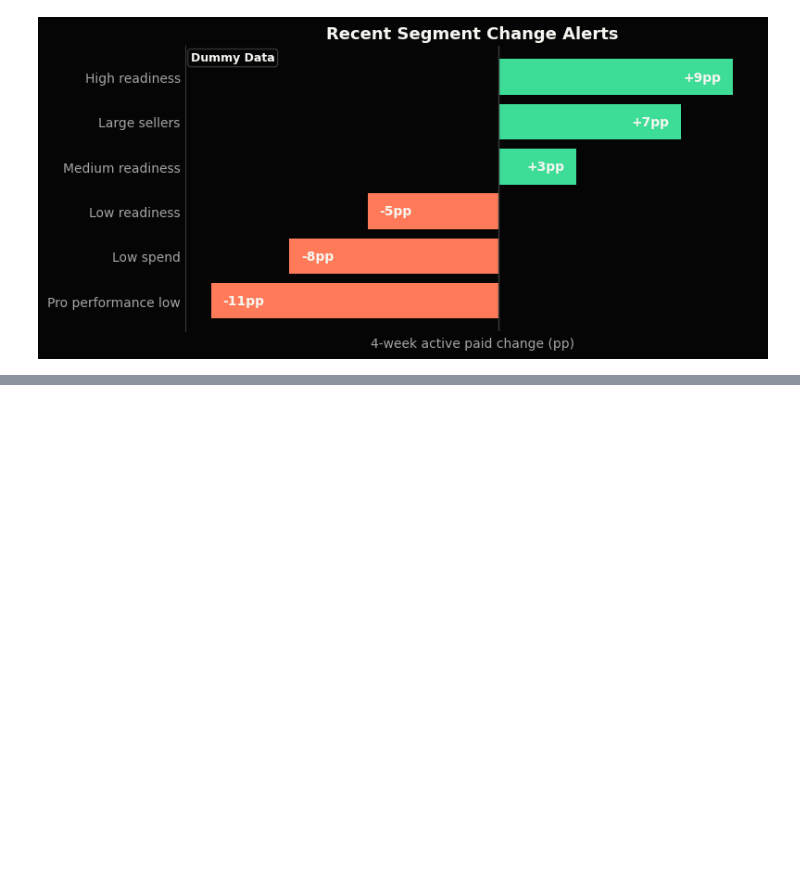
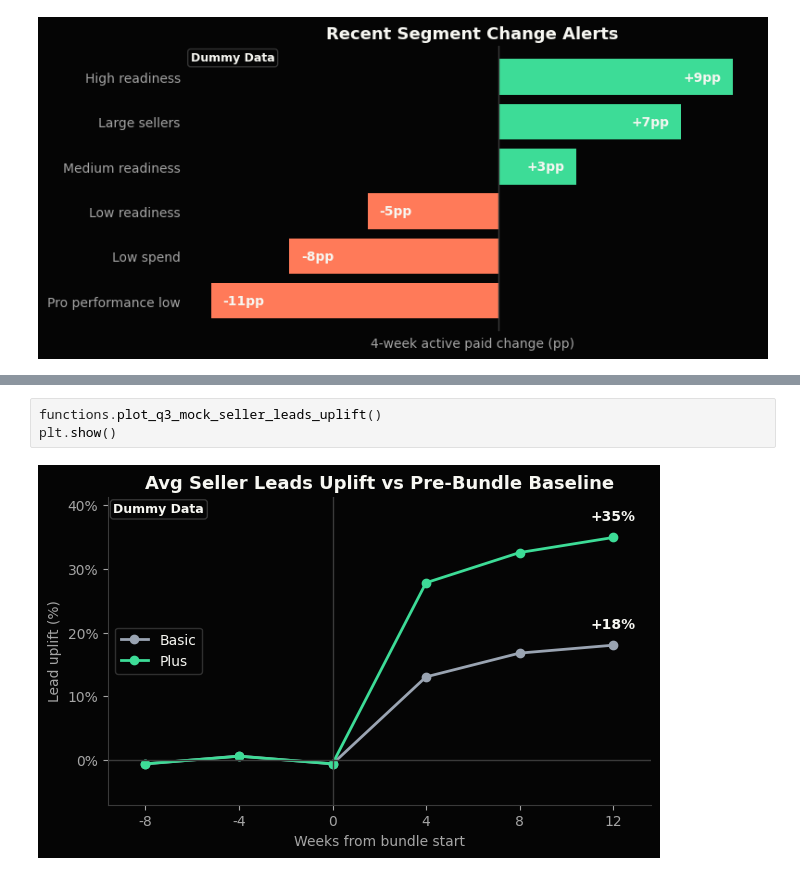
Before and after one commit to omer-t/marktplaats-assignment, a Jupyter notebook: assignments/smb_bundles/q3_monitor.ipynb, the cells around one changed output, grey strips where cells are left out. Cells and saved outputs as stored; diff of their text form; blank space fills up the shorter version.

```diff
--- a/assignments/smb_bundles/q3_monitor.ipynb
+++ b/assignments/smb_bundles/q3_monitor.ipynb
@@ -468,0 +404,5 @@ display(Markdown(functions.q3_markdown_table(functions.q3_business_impact_placeh
+# %%
+functions.plot_q3_mock_seller_leads_uplift()
+plt.show()
+# %% [output]
+[figure, added]
```
Also changed, not shown: parts of 38 cells of this notebook, 1 other file.
